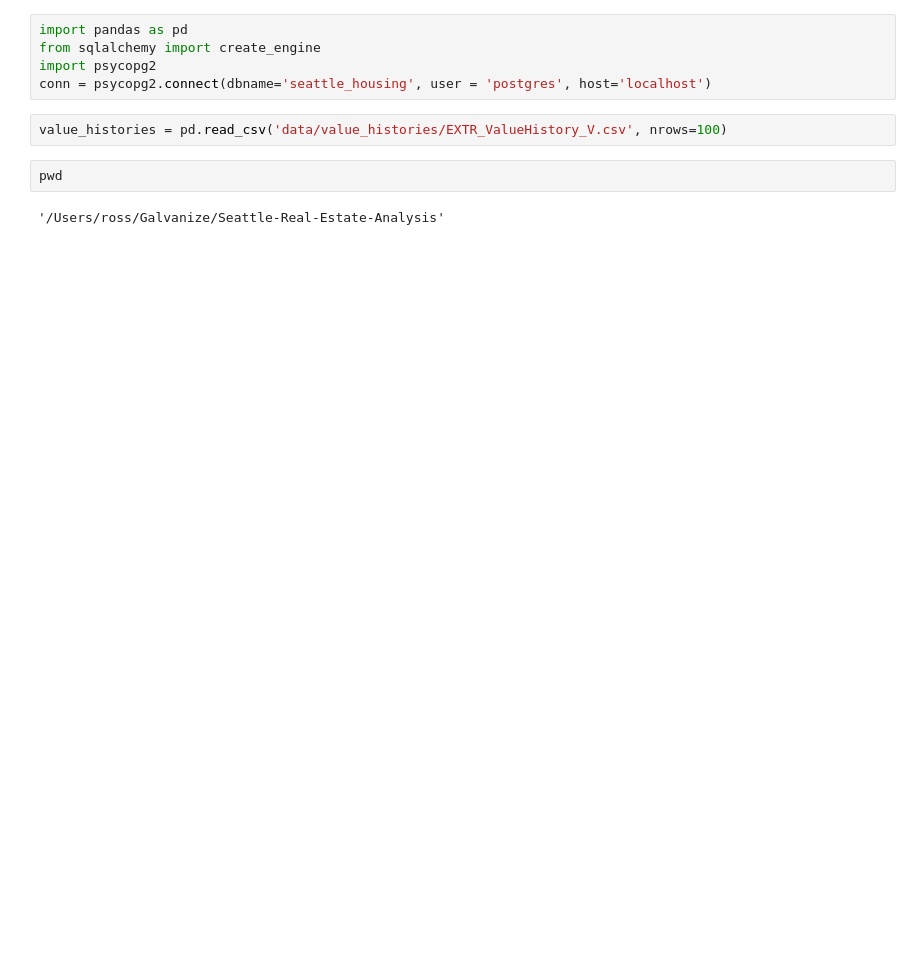
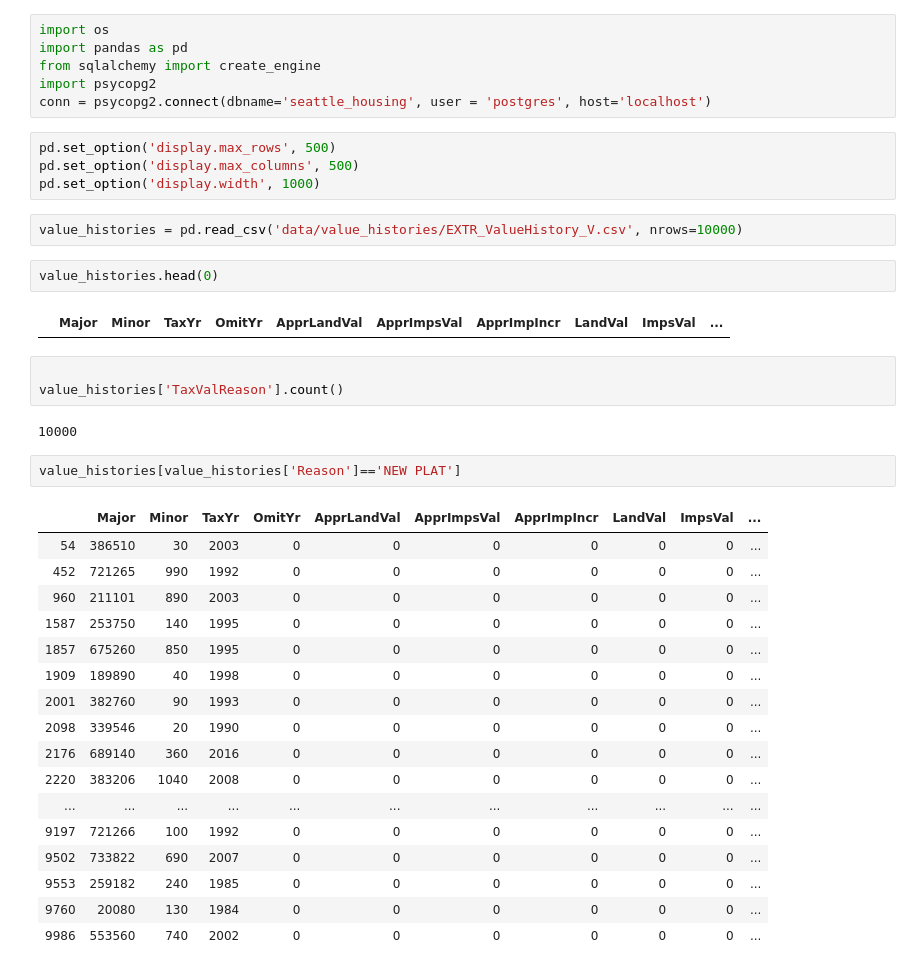
Before and after one commit to frischmuth/Seattle-Real-Estate-Analysis, a Jupyter notebook: SQLwork.ipynb, the cells around one changed output. Drawn from its saved outputs; the diff is of its cells as text; blank space fills up the shorter version.

```diff
--- a/SQLwork.ipynb
+++ b/SQLwork.ipynb
@@ -1,11 +1,41 @@
 # %%
+import os
 import pandas as pd
 from sqlalchemy import create_engine
 import psycopg2
 conn = psycopg2.connect(dbname='seattle_housing', user = 'postgres', host='localhost')
+# %%
+pd.set_option('display.max_rows', 500)
+pd.set_option('display.max_columns', 500)
+pd.set_option('display.width', 1000)
 # %%
-value_histories = pd.read_csv('data/value_histories/EXTR_ValueHistory_V.csv', nrows=100)
+value_histories = pd.read_csv('data/value_histories/EXTR_ValueHistory_V.csv', nrows=10000)
-# %%
-pwd
-# %% [output]
-'/Users/ross/Galvanize/Seattle-Real-Estate-Analysis'
+# %%
+value_histories.head(0)
+# %% [output]
+|  | Major | Minor | TaxYr | OmitYr | ApprLandVal | ApprImpsVal | ApprImpIncr | LandVal | ImpsVal | ... |
+# %%
+
+value_histories['TaxValReason'].count()
+# %% [output]
+10000
+# %%
+value_histories[value_histories['Reason']=='NEW PLAT']
+# %% [output]
+|  | Major | Minor | TaxYr | OmitYr | ApprLandVal | ApprImpsVal | ApprImpIncr | LandVal | ImpsVal | ... |
+| 54 | 386510 | 30 | 2003 | 0 | 0 | 0 | 0 | 0 | 0 | ... |
+| 452 | 721265 | 990 | 1992 | 0 | 0 | 0 | 0 | 0 | 0 | ... |
+| 960 | 211101 | 890 | 2003 | 0 | 0 | 0 | 0 | 0 | 0 | ... |
+| 1587 | 253750 | 140 | 1995 | 0 | 0 | 0 | 0 | 0 | 0 | ... |
+| 1857 | 675260 | 850 | 1995 | 0 | 0 | 0 | 0 | 0 | 0 | ... |
+| 1909 | 189890 | 40 | 1998 | 0 | 0 | 0 | 0 | 0 | 0 | ... |
+| 2001 | 382760 | 90 | 1993 | 0 | 0 | 0 | 0 | 0 | 0 | ... |
+| 2098 | 339546 | 20 | 1990 | 0 | 0 | 0 | 0 | 0 | 0 | ... |
+| 2176 | 689140 | 360 | 2016 | 0 | 0 | 0 | 0 | 0 | 0 | ... |
+| 2220 | 383206 | 1040 | 2008 | 0 | 0 | 0 | 0 | 0 | 0 | ... |
+| ... | ... | ... | ... | ... | ... | ... | ... | ... | ... | ... |
+| 9197 | 721266 | 100 | 1992 | 0 | 0 | 0 | 0 | 0 | 0 | ... |
+| 9502 | 733822 | 690 | 2007 | 0 | 0 | 0 | 0 | 0 | 0 | ... |
+| 9553 | 259182 | 240 | 1985 | 0 | 0 | 0 | 0 | 0 | 0 | ... |
+| 9760 | 20080 | 130 | 1984 | 0 | 0 | 0 | 0 | 0 | 0 | ... |
+| 9986 | 553560 | 740 | 2002 | 0 | 0 | 0 | 0 | 0 | 0 | ... |
```
Also changed, not shown: parts of 5 cells of this notebook, 1 other file.
